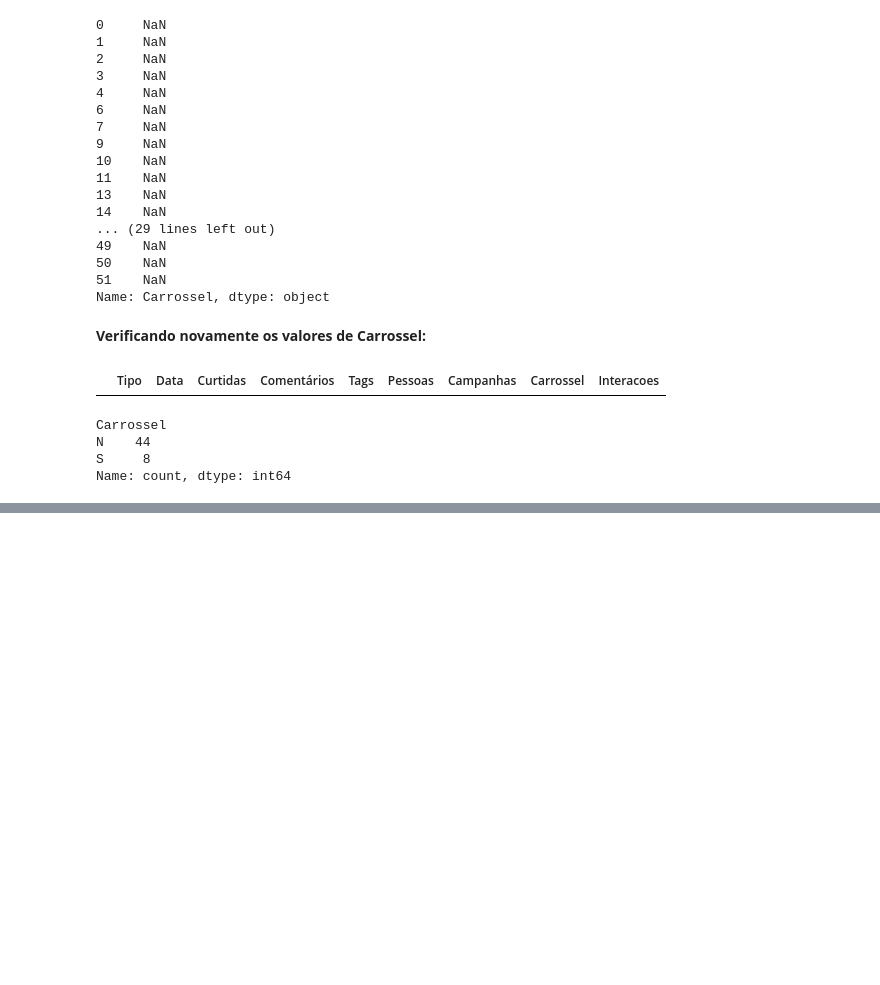
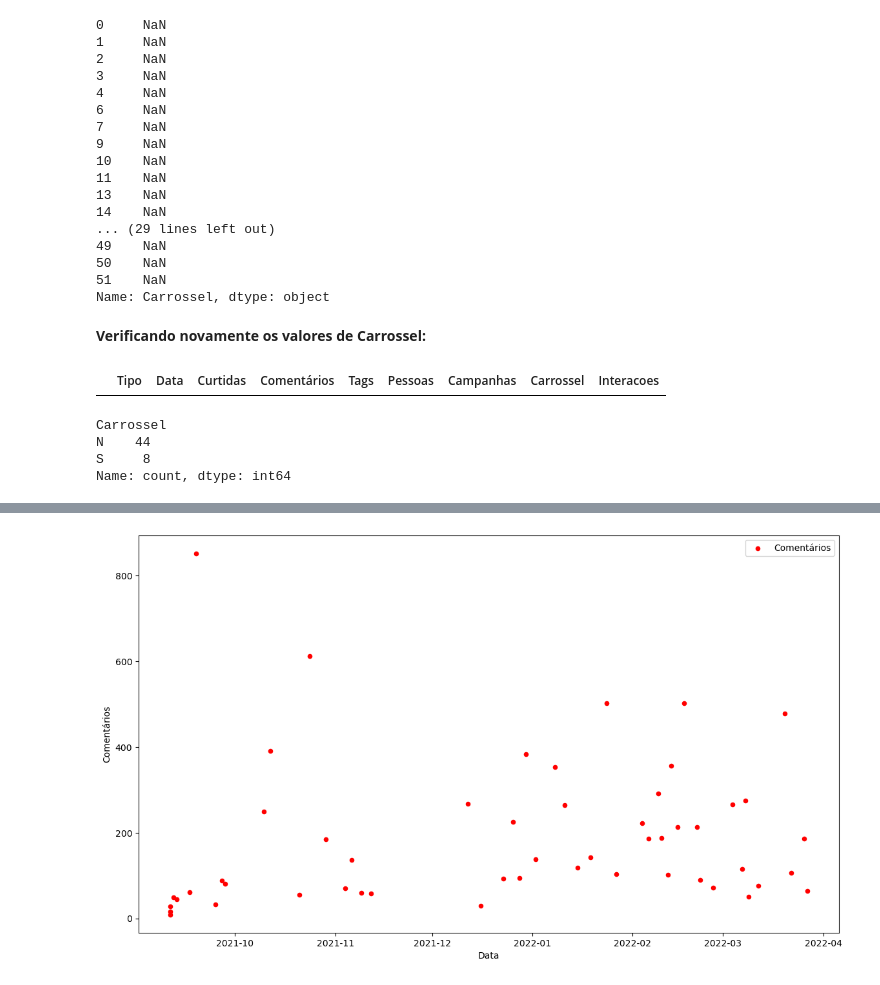
Before and after one commit to andrewyamagata/DADOS, a Jupyter notebook: Aula03AnaliseEngajamento.ipynb, the cells around one changed output, grey strips where cells are left out. Saved outputs shown, nothing was run; the diff lists cells and outputs as text; code cells hidden in the pictures; blank space fills up the shorter version.

```diff
--- a/Aula03AnaliseEngajamento.ipynb
+++ b/Aula03AnaliseEngajamento.ipynb
@@ -189,0 +219,5 @@ Name: count, dtype: int64
+# %%
+# A escala de curtidas pode estar atrapalhando a visualização, por isso vamos deixar comentários em um gráfico separado
+base.plot(kind="scatter",x="Data",y="Comentários",color="red",label="Comentários",figsize=(14,8));
+# %% [output]
+[figure, added]
```
Also changed, not shown: parts of 10 cells of this notebook.
